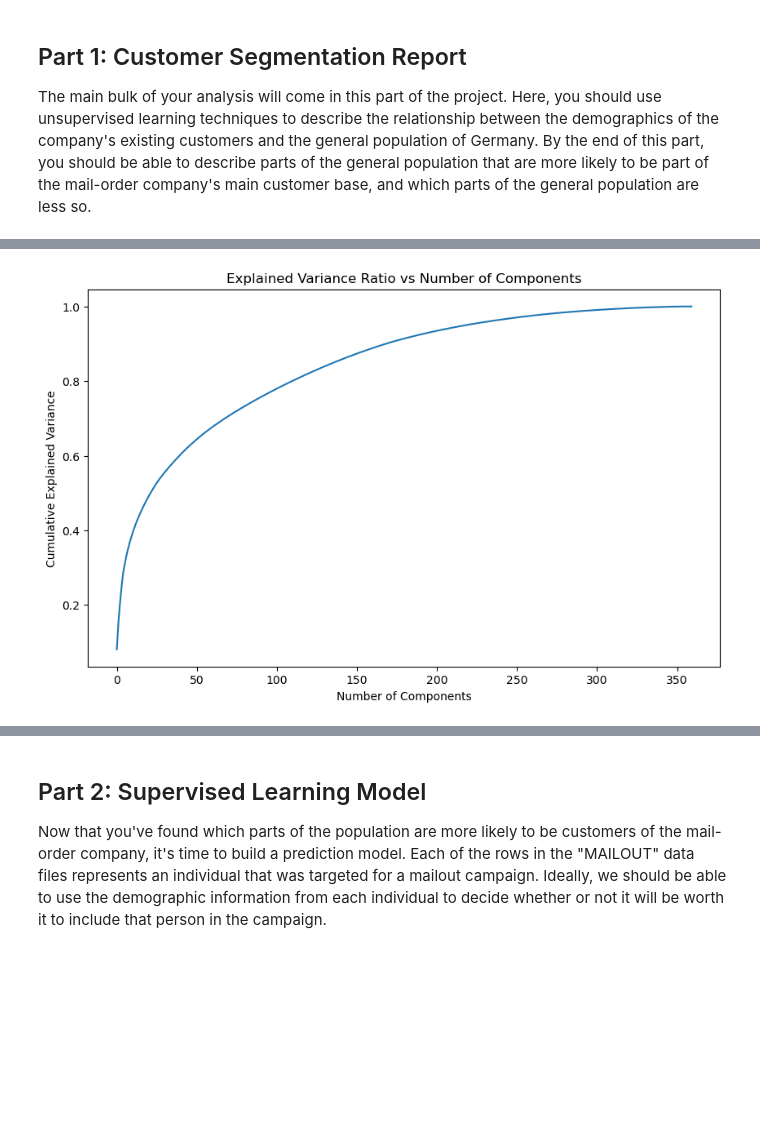
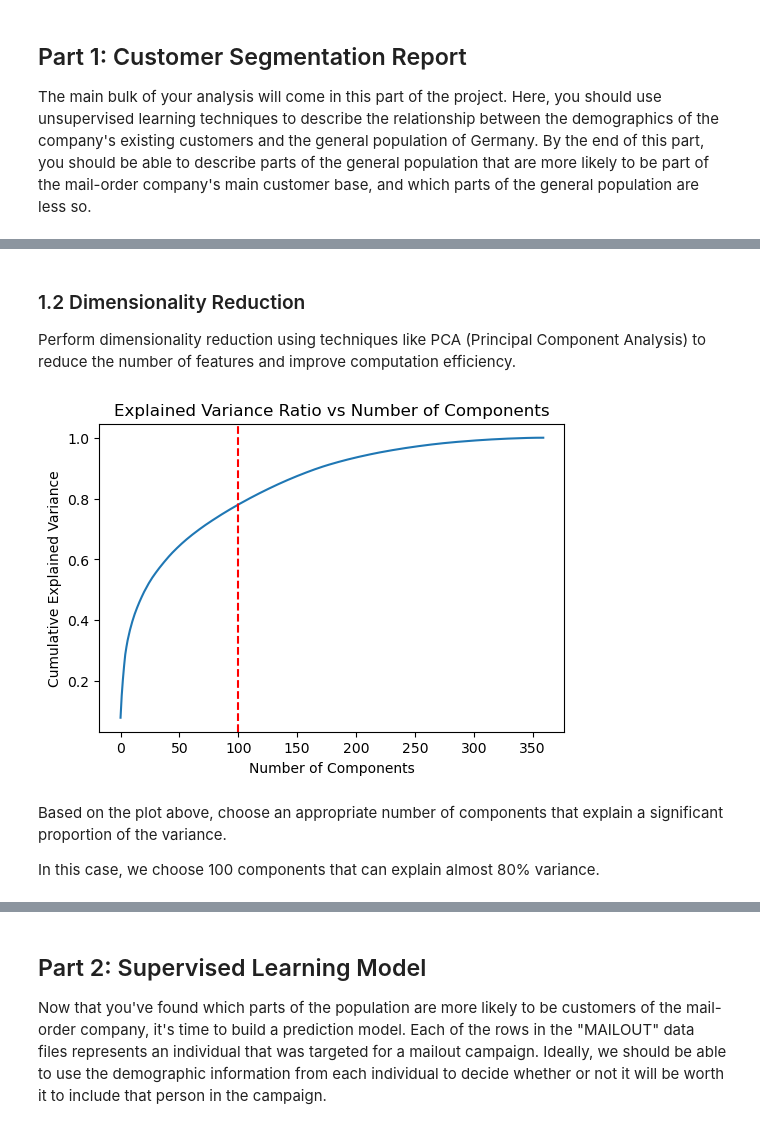
Before and after one commit to Maia97/UDS-Customer-Segmentation-Project, a Jupyter notebook: Arvato_Customer_Segmentation.ipynb, the cells around one changed output, grey strips where cells are left out. Saved outputs shown, nothing was run; the diff lists cells and outputs as text; code cells hidden in the pictures; blank space fills up the shorter version.

```diff
--- a/Arvato_Customer_Segmentation.ipynb
+++ b/Arvato_Customer_Segmentation.ipynb
@@ -376,10 +378,13 @@ def preprocess_data(df, drop_cols=None, missing_threshold=0.3):
     """
     Preprocess the input DataFrame.
 
-    :param df: Input DataFrame
-    :param drop_cols: Columns to drop from the DataFrame (optional)
-    :param missing_threshold: Threshold for the proportion of missing values to drop a column
-    :return: Preprocessed DataFrame
+    Parameters:
+    df: pandas.DataFrame, Input DataFrame
+    drop_cols: list, Columns to drop from the DataFrame (optional)
+    missing_threshold: float, Threshold for the proportion of missing values to drop a column (default: 0.3)
+
+    Returns:
+    pandas.DataFrame, Preprocessed DataFrame
     """
     # Drop columns with a high proportion of missing values
     missing_proportions = df.isnull().sum() / len(df)
@@ -398,8 +403,8 @@ def preprocess_data(df, drop_cols=None, missing_threshold=0.3):
         df = df.drop(drop_cols, axis=1)
 
     # Fill missing values with the mode of the respective columns
-    # for col in df.columns:
-    #     df[col].fillna(df[col].mode()[0], inplace=True)
+    for col in df.columns:
+        df[col].fillna(df[col].mode()[0], inplace=True)
 
     return df
 
@@ -435,22 +443,30 @@ scaler = StandardScaler()
 # Fit the scaler on the general population data and transform both datasets
 azdias_scaled = scaler.fit_transform(azdias_clean)
 customers_scaled = scaler.transform(customers_clean)
+# %% [markdown]
+### 1.2 Dimensionality Reduction
+Perform dimensionality reduction using techniques like PCA (Principal Component Analysis) to reduce the number of features and improve computation efficiency.
 # %%
 from sklearn.decomposition import PCA
 
 pca = PCA()  # We will determine the number of components based on the explained variance ratio
 azdias_pca = pca.fit_transform(azdias_scaled)
 customers_pca = pca.transform(customers_scaled)
 
 # Plot the explained variance ratio
-plt.figure(figsize=(10, 6))
+plt.figure(figsize=(6, 4))
 plt.plot(np.cumsum(pca.explained_variance_ratio_))
+plt.axvline(x=100, color='red', linestyle='--')
 plt.xlabel('Number of Components')
 plt.ylabel('Cumulative Explained Variance')
 plt.title('Explained Variance Ratio vs Number of Components')
 plt.show()
 # %% [output]
-[figure, old version]
+[figure, new version]
+# %% [markdown]
+Based on the plot above, choose an appropriate number of components that explain a significant proportion of the variance.
+
+In this case, we choose 100 components that can explain almost 80% variance.
 # %%
 pca = PCA(n_components=100)
 azdias_pca = pca.fit_transform(azdias_scaled)
```
Also changed, not shown: parts of 20 cells of this notebook.
